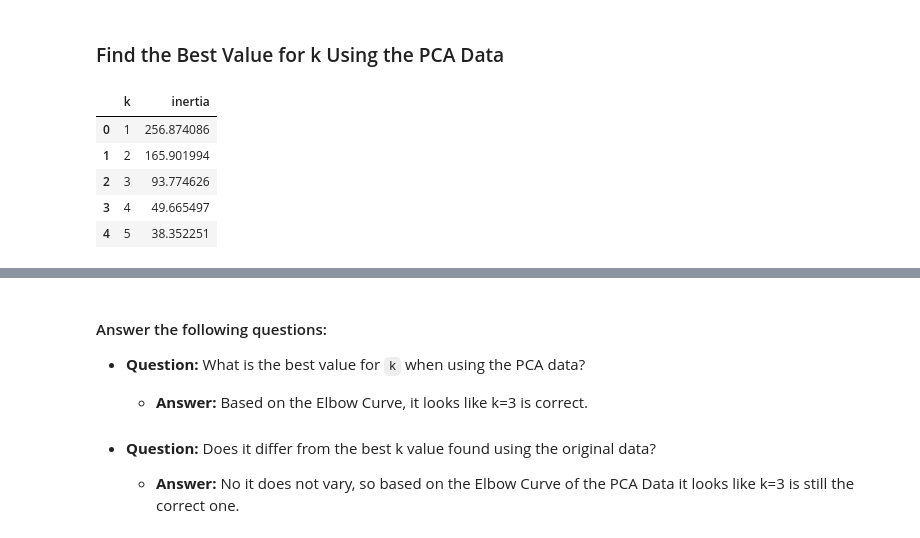
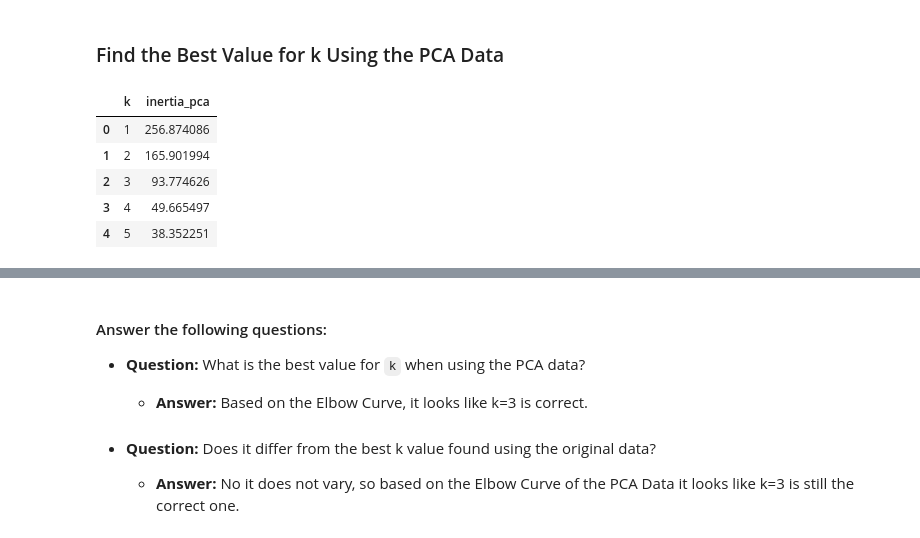
Before and after one commit to SandraBotica/CryptoClustering, a Jupyter notebook: Crypto_Clustering.ipynb, the cells around one changed output, grey strips where cells are left out. Saved outputs shown, nothing was run; the diff lists cells and outputs as text; code cells hidden in the pictures.

```diff
--- a/Crypto_Clustering.ipynb
+++ b/Crypto_Clustering.ipynb
@@ -101,7 +98,7 @@ df_market_data_scaled.head()
 k = list(range(1, 11))
 # %%
 # Create an empty list to store the inertia values
-inertia = []
+inertia_scaled = []
 
 # Create a for loop to compute the inertia with each possible value of k
 # Inside the loop:
@@ -111,6 +108,6 @@ inertia = []
 for i in k:
     k_model = KMeans(n_clusters=i, random_state=1)
     k_model.fit(df_market_data_scaled)
-    inertia.append(k_model.inertia_)
+    inertia_scaled.append(k_model.inertia_)
 # %%
 # Create a dictionary with the data to plot the Elbow curve
@@ -255,7 +262,7 @@ df_market_data_pca.head()
 k = list(range(1, 11))
 # %%
 # Create an empy list to store the inertia values
-inertia = []
+inertia_pca = []
 
 # Create a for loop to compute the inertia with each possible value of k
 # Inside the loop:
@@ -265,16 +272,16 @@ inertia = []
 for i in k:
     k_model = KMeans(n_clusters=i, random_state=1)
     k_model.fit(df_market_data_pca)
-    inertia.append(k_model.inertia_)
+    inertia_pca.append(k_model.inertia_)
 # %%
 # Create a dictionary with the data to plot the Elbow curve
-elbow_data = {"k": k, "inertia": inertia}
+elbow_data_pca = {"k": k, "inertia_pca": inertia_pca}
 # Create a DataFrame with the data to plot the Elbow curve
-df_elbow = pd.DataFrame(elbow_data)
+df_elbow_pca = pd.DataFrame(elbow_data_pca)
 # Review the DataFrame
-df_elbow.head()
+df_elbow_pca.head()
 # %% [output]
-|  | k | inertia |
+|  | k | inertia_pca |
 | 0 | 1 | 256.874086 |
 | 1 | 2 | 165.901994 |
 | 2 | 3 | 93.774626 |
```
Also changed, not shown: parts of 8 cells of this notebook, 1 other file.
